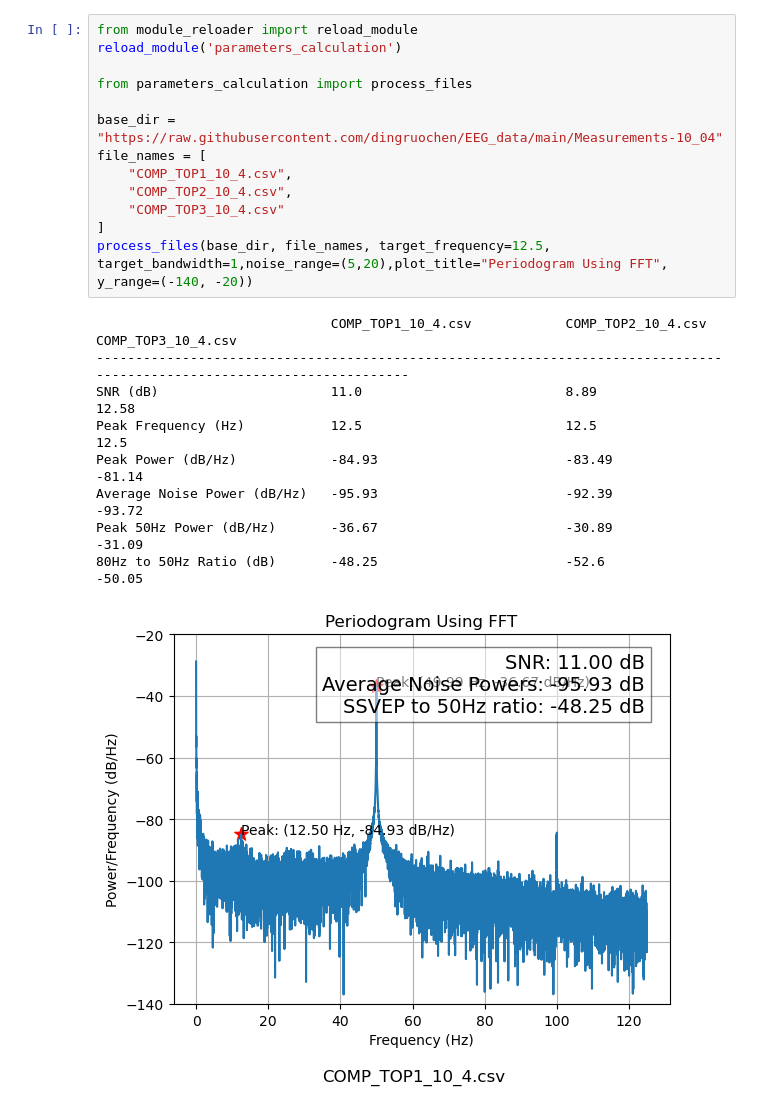
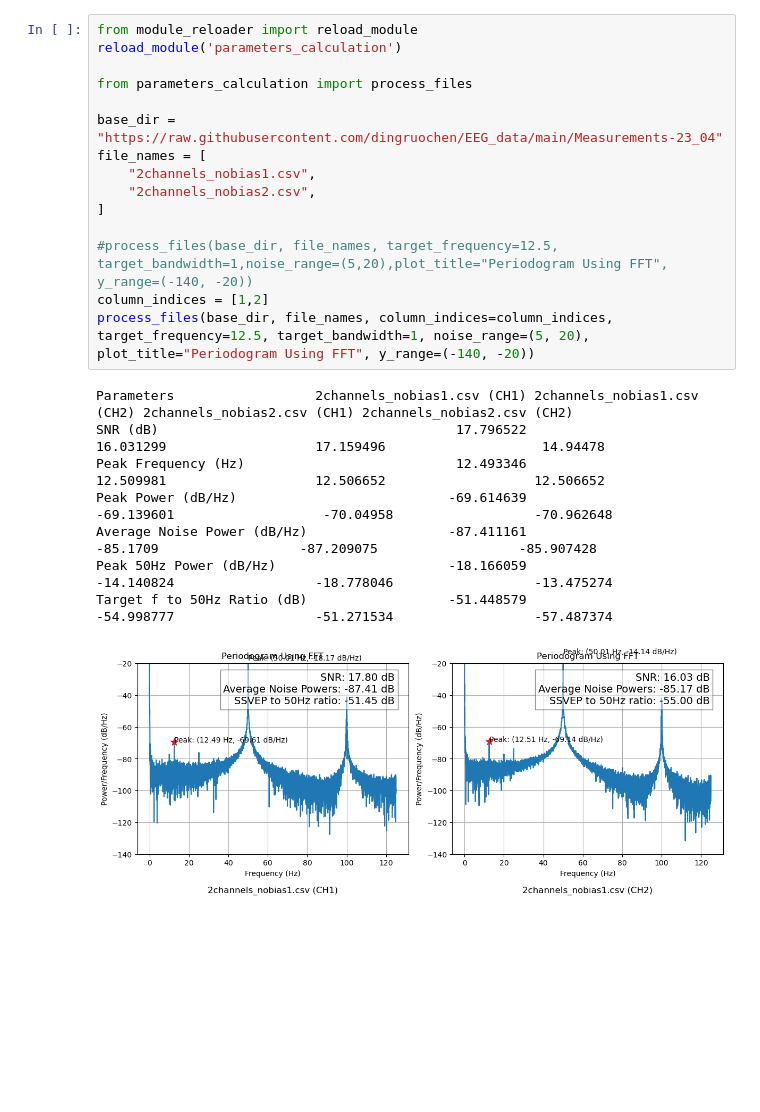
Before and after one commit to dingruochen/EEG_data_processing, a Jupyter notebook: data_analysis.ipynb, the cells around one changed output. Saved outputs shown, nothing was run; the diff lists cells and outputs as text; blank space fills up the shorter version.

```diff
--- a/data_analysis.ipynb
+++ b/data_analysis.ipynb
@@ -67,23 +65,24 @@ SSVEP to 50Hz Ratio (dB)      -48.25                        -52.6
 # %%
 from module_reloader import reload_module
 reload_module('parameters_calculation')
 
 from parameters_calculation import process_files
 
-base_dir = "https://raw.githubusercontent.com/dingruochen/EEG_data/main/Measurements-10_04"
+base_dir = "https://raw.githubusercontent.com/dingruochen/EEG_data/main/Measurements-23_04"
 file_names = [
-    "COMP_TOP1_10_4.csv",
-    "COMP_TOP2_10_4.csv",
-    "COMP_TOP3_10_4.csv"
+    "2channels_nobias1.csv",
+    "2channels_nobias2.csv",
 ]
-process_files(base_dir, file_names, target_frequency=12.5, target_bandwidth=1,noise_range=(5,20),plot_title="Periodogram Using FFT", y_range=(-140, -20))
+
+#process_files(base_dir, file_names, target_frequency=12.5, target_bandwidth=1,noise_range=(5,20),plot_title="Periodogram Using FFT", y_range=(-140, -20))
+column_indices = [1,2]
+process_files(base_dir, file_names, column_indices=column_indices, target_frequency=12.5, target_bandwidth=1, noise_range=(5, 20), plot_title="Periodogram Using FFT", y_range=(-140, -20))
 # %% [output]
-                              COMP_TOP1_10_4.csv            COMP_TOP2_10_4.csv            COMP_TOP3_10_4.csv
-------------------------------------------------------------------------------------------------------------------------
-SNR (dB)                      11.0                          8.89                          12.58
-Peak Frequency (Hz)           12.5                          12.5                          12.5
-Peak Power (dB/Hz)            -84.93                        -83.49                        -81.14
-Average Noise Power (dB/Hz)   -95.93                        -92.39                        -93.72
-Peak 50Hz Power (dB/Hz)       -36.67                        -30.89                        -31.09
-80Hz to 50Hz Ratio (dB)       -48.25                        -52.6                         -50.05
+Parameters                  2channels_nobias1.csv (CH1) 2channels_nobias1.csv (CH2) 2channels_nobias2.csv (CH1) 2channels_nobias2.csv (CH2)
+SNR (dB)                                      17.796522                   16.031299                   17.159496                    14.94478
+Peak Frequency (Hz)                           12.493346                   12.509981                   12.506652                   12.506652
+Peak Power (dB/Hz)                           -69.614639                  -69.139601                   -70.04958                  -70.962648
+Average Noise Power (dB/Hz)                  -87.411161                    -85.1709                  -87.209075                  -85.907428
+Peak 50Hz Power (dB/Hz)                      -18.166059                  -14.140824                  -18.778046                  -13.475274
+Target f to 50Hz Ratio (dB)                  -51.448579                  -54.998777                  -51.271534                  -57.487374
-[figure, old version]
+[figure, new version]
```
Also changed, not shown: parts of 2 cells of this notebook, 2 other files.
